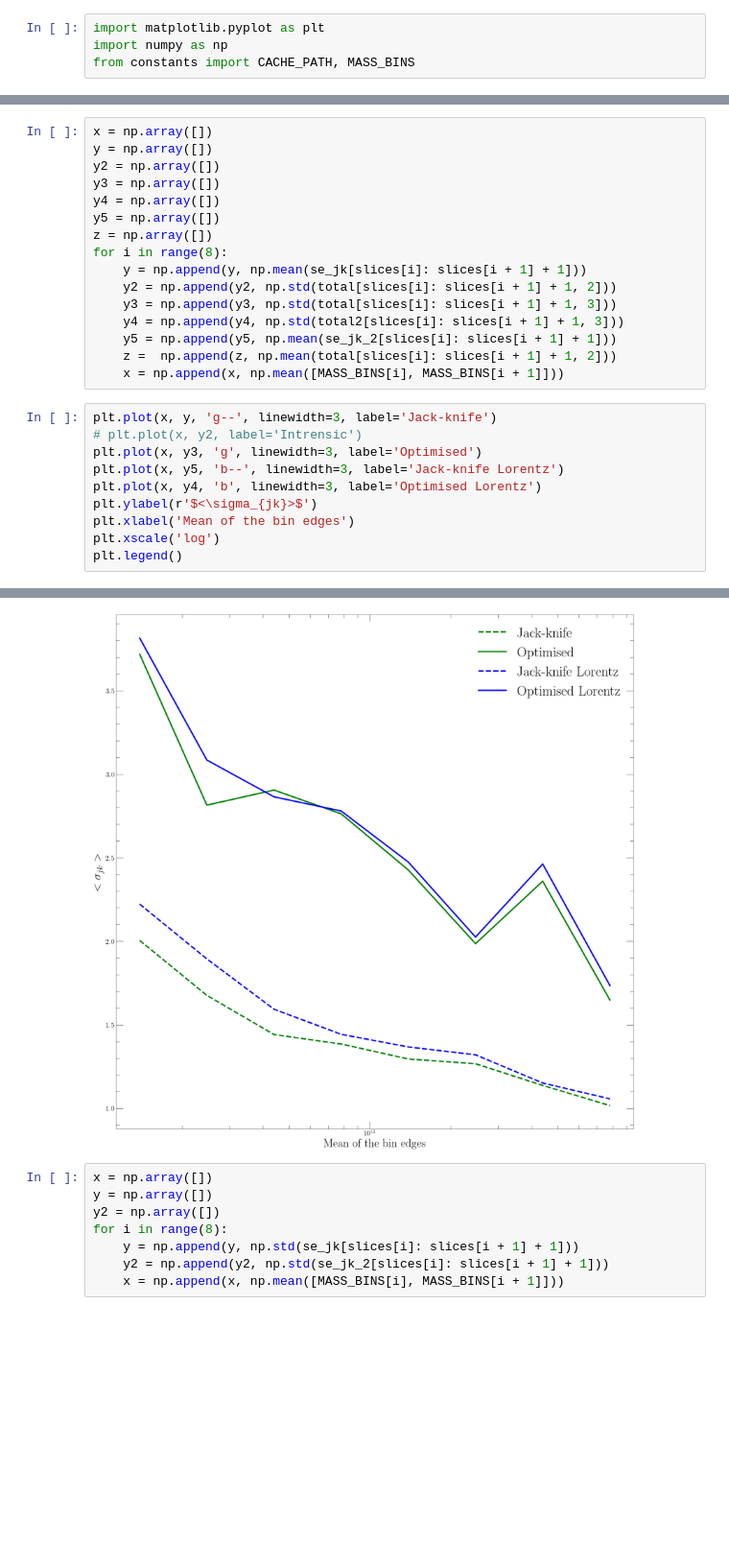
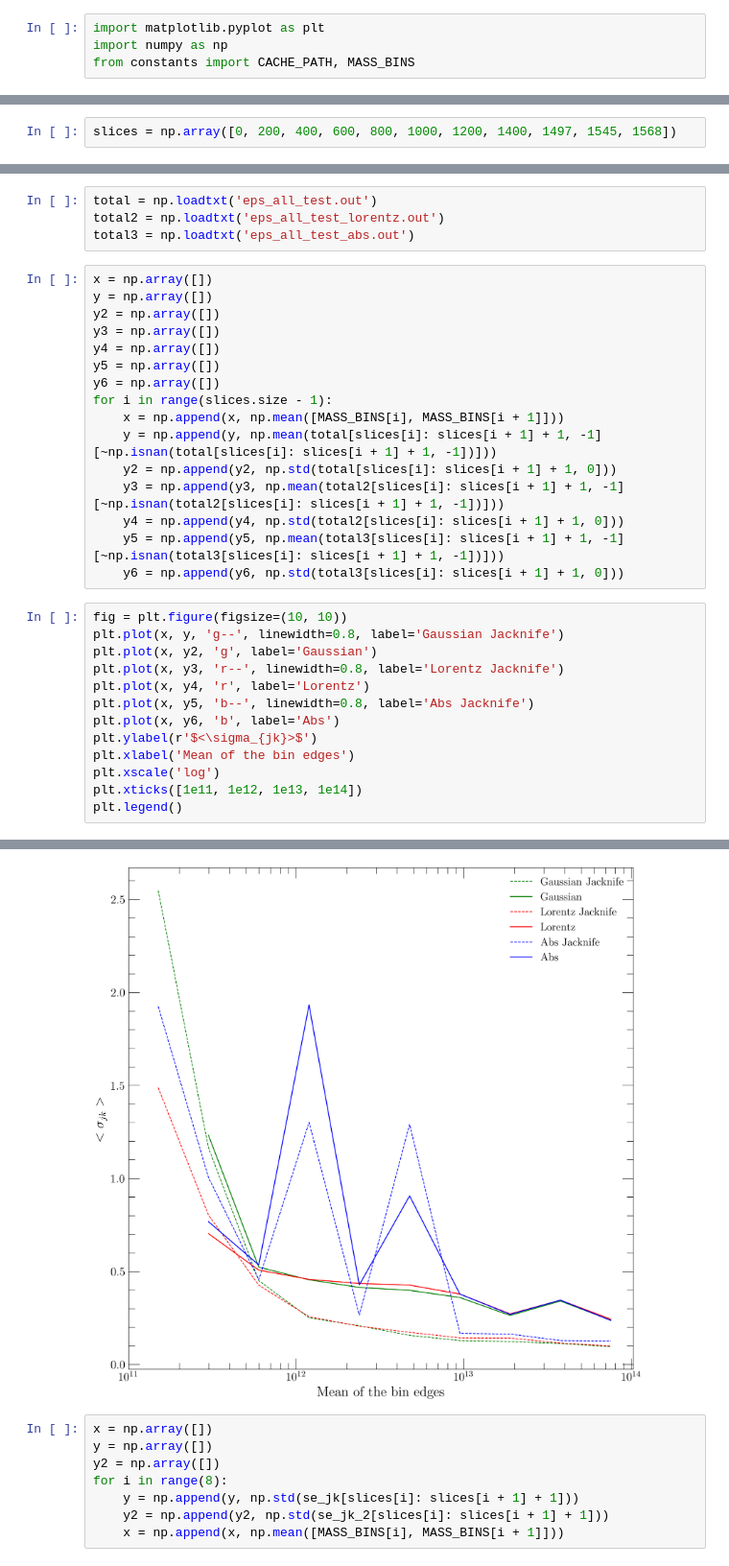
Before and after one commit to Nikhil0504/Simulations, a Jupyter notebook: Bolshoi/fractional_plots.ipynb, the cells around one changed output, grey strips where cells are left out. Shown: that part at 96% size. Cells and saved outputs as stored; diff of their text form; blank space fills up the shorter version.

```diff
--- a/Bolshoi/fractional_plots.ipynb
+++ b/Bolshoi/fractional_plots.ipynb
@@ -26,0 +5,2 @@ slices = [0, 100, 200, 300, 400, 500, 561, 595, 611]
+# %%
+slices = np.array([0, 200, 400, 600, 800, 1000, 1200, 1400, 1497, 1545, 1568])
@@ -27,3 +9,7 @@ slices = [0, 100, 200, 300, 400, 500, 561, 595, 611]
+# %%
+total = np.loadtxt('eps_all_test.out')
+total2 = np.loadtxt('eps_all_test_lorentz.out')
+total3 = np.loadtxt('eps_all_test_abs.out')
 # %%
 x = np.array([])
 y = np.array([])
@@ -31,28 +17,31 @@ y2 = np.array([])
 y3 = np.array([])
 y4 = np.array([])
 y5 = np.array([])
-z = np.array([])
-for i in range(8):
-    y = np.append(y, np.mean(se_jk[slices[i]: slices[i + 1] + 1]))
-    y2 = np.append(y2, np.std(total[slices[i]: slices[i + 1] + 1, 2]))
-    y3 = np.append(y3, np.std(total[slices[i]: slices[i + 1] + 1, 3]))
-    y4 = np.append(y4, np.std(total2[slices[i]: slices[i + 1] + 1, 3]))
-    y5 = np.append(y5, np.mean(se_jk_2[slices[i]: slices[i + 1] + 1]))
-    z =  np.append(z, np.mean(total[slices[i]: slices[i + 1] + 1, 2]))
+y6 = np.array([])
+for i in range(slices.size - 1):
     x = np.append(x, np.mean([MASS_BINS[i], MASS_BINS[i + 1]]))
+    y = np.append(y, np.mean(total[slices[i]: slices[i + 1] + 1, -1][~np.isnan(total[slices[i]: slices[i + 1] + 1, -1])]))
+    y2 = np.append(y2, np.std(total[slices[i]: slices[i + 1] + 1, 0]))
+    y3 = np.append(y3, np.mean(total2[slices[i]: slices[i + 1] + 1, -1][~np.isnan(total2[slices[i]: slices[i + 1] + 1, -1])]))
+    y4 = np.append(y4, np.std(total2[slices[i]: slices[i + 1] + 1, 0]))
+    y5 = np.append(y5, np.mean(total3[slices[i]: slices[i + 1] + 1, -1][~np.isnan(total3[slices[i]: slices[i + 1] + 1, -1])]))
+    y6 = np.append(y6, np.std(total3[slices[i]: slices[i + 1] + 1, 0]))
 # %%
-plt.plot(x, y, 'g--', linewidth=3, label='Jack-knife')
-# plt.plot(x, y2, label='Intrensic')
-plt.plot(x, y3, 'g', linewidth=3, label='Optimised')
-plt.plot(x, y5, 'b--', linewidth=3, label='Jack-knife Lorentz')
-plt.plot(x, y4, 'b', linewidth=3, label='Optimised Lorentz')
+fig = plt.figure(figsize=(10, 10))
+plt.plot(x, y, 'g--', linewidth=0.8, label='Gaussian Jacknife')
+plt.plot(x, y2, 'g', label='Gaussian')
+plt.plot(x, y3, 'r--', linewidth=0.8, label='Lorentz Jacknife')
+plt.plot(x, y4, 'r', label='Lorentz')
+plt.plot(x, y5, 'b--', linewidth=0.8, label='Abs Jacknife')
+plt.plot(x, y6, 'b', label='Abs')
 plt.ylabel(r'$<\sigma_{jk}>$')
 plt.xlabel('Mean of the bin edges')
 plt.xscale('log')
+plt.xticks([1e11, 1e12, 1e13, 1e14])
 plt.legend()
 # %% [output]
 <matplotlib.legend.Legend at 0x...>
-[figure, old version]
+[figure, new version]
 # %%
 x = np.array([])
 y = np.array([])
```
Also changed, not shown: parts of 7 cells of this notebook, 6 other files.
